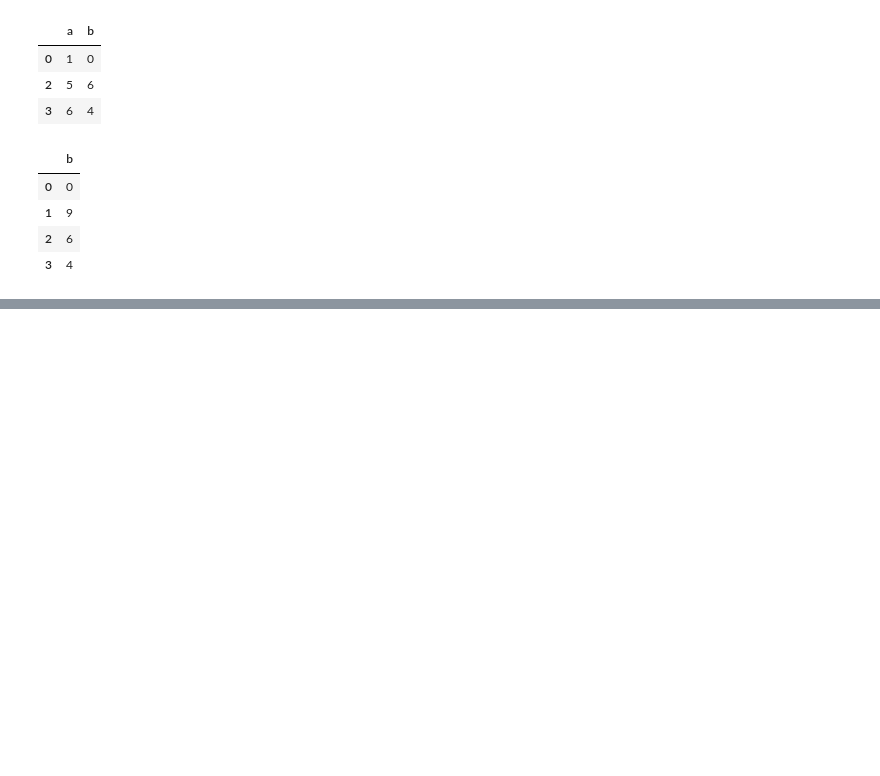
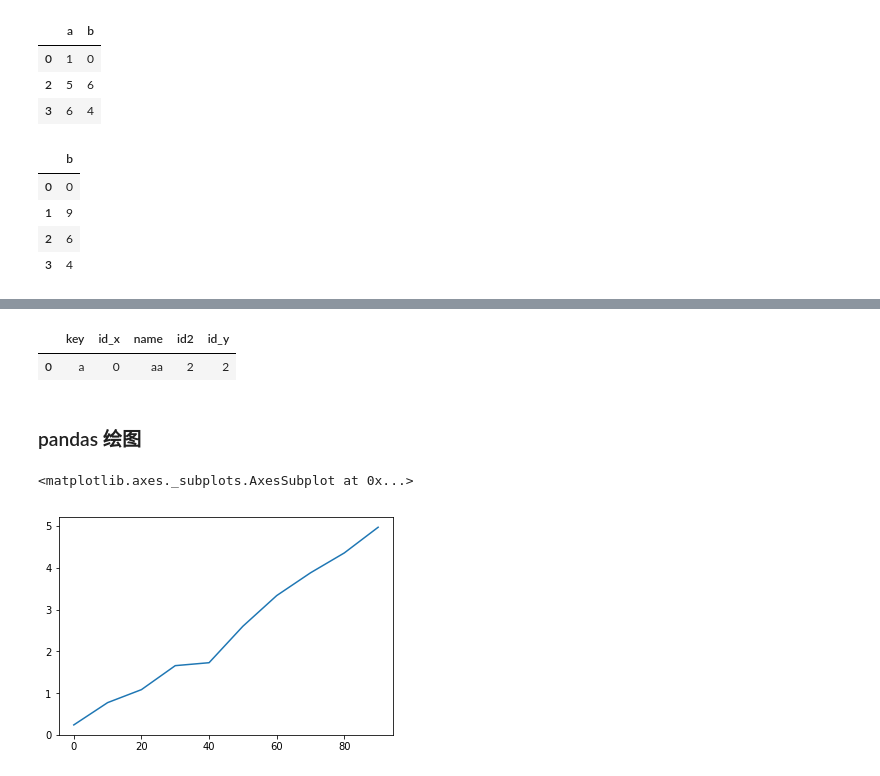
Before and after one commit to froyot/mlnotebook, a Jupyter notebook: pandas 学习笔记.ipynb, the cells around one changed output, grey strips where cells are left out. Drawn from its saved outputs; the diff is of its cells as text; code cells hidden in the pictures; blank space fills up the shorter version.

```diff
--- a/pandas 学习笔记.ipynb
+++ b/pandas 学习笔记.ipynb
@@ -245,0 +284,17 @@ d.drop("a",axis=1)
+# %%
+pd.merge(test,test2,on=["key","name"])
+# %% [output]
+|  | key | id_x | name | id2 | id_y |
+| 0 | a | 0 | aa | 2 | 2 |
+# %% [markdown]
+### pandas 绘图
+# %%
+import numpy as np
+%matplotlib inline
+s = Series(np.random.rand(10).cumsum(),index=np.arange(0,100,10))
+# %%
+
+s.plot()
+# %% [output]
+<matplotlib.axes._subplots.AxesSubplot at 0x...>
+[figure, added]
```
Also changed, not shown: parts of 10 cells of this notebook, 3 other files.
